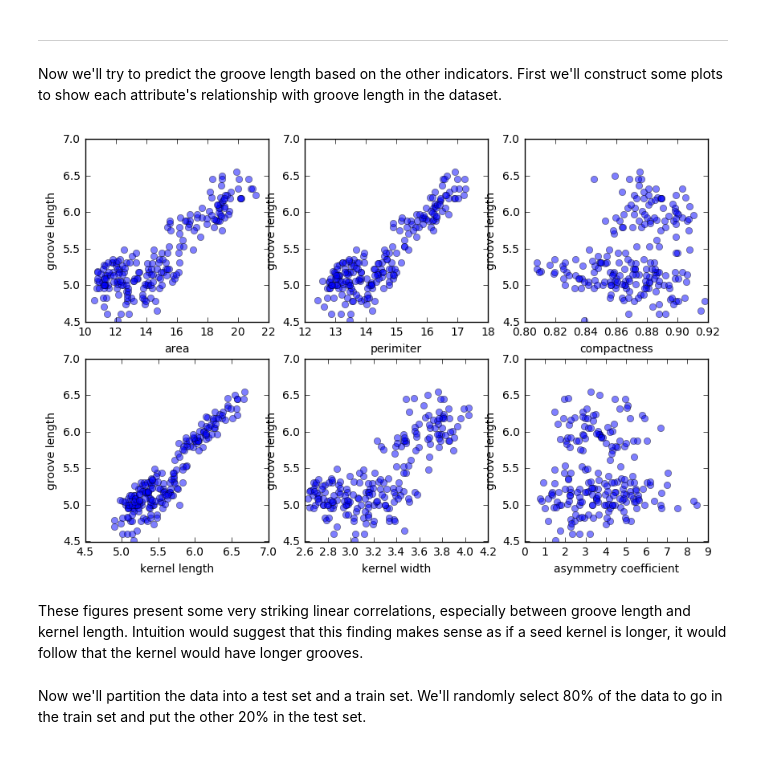
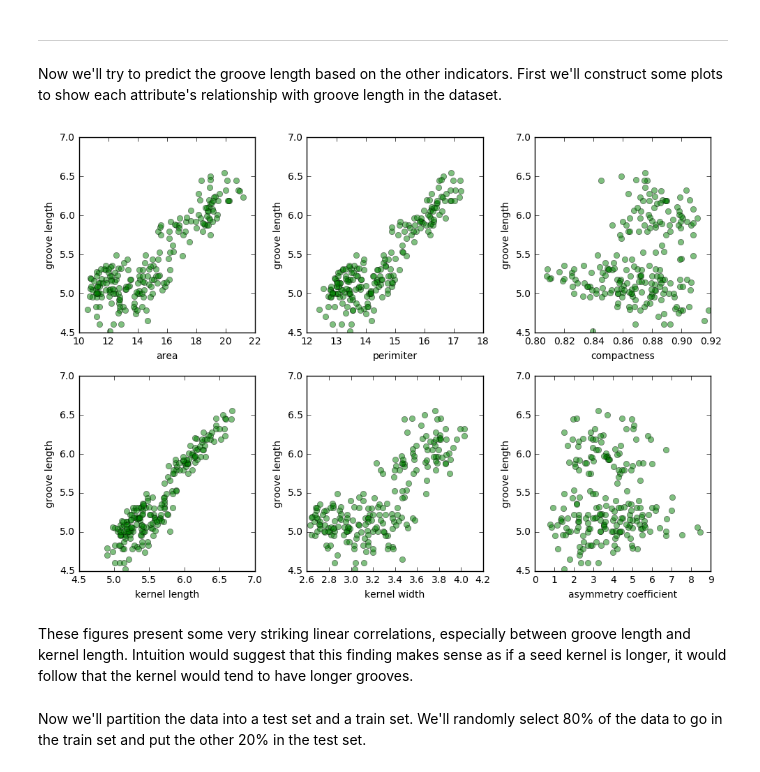
Before and after one commit to strobelo/cs480, a Jupyter notebook: a1/Strobel-A1.ipynb, the cells around one changed output. Cells and saved outputs as stored; diff of their text form; code cells hidden in the pictures.

```diff
--- a/a1/Strobel-A1.ipynb
+++ b/a1/Strobel-A1.ipynb
@@ -82,7 +90,7 @@ plt.figure(figsize=(10,10))
 nrow,ncol = data.shape
 for c in range(ncol):
     plt.subplot(4,4, c+1)
-    plt.plot(data[:,c],'.',alpha=0.7)
+    plt.plot(data[:,c],'.g',alpha=0.7)
     plt.ylabel(names[c])
     plt.xlabel('sample index')
 plt.tight_layout()
@@ -101,14 +109,15 @@ Tname = names[6]
 # %%
 plt.figure(figsize=(10,10))
 for c in range(X.shape[1]):
     plt.subplot(3,3, c+1)
-    plt.plot(X[:,c], T, 'o', alpha=0.5)
+    plt.plot(X[:,c], T, 'og', alpha=0.5)
     plt.ylabel(Tname)
     plt.xlabel(Xnames[c])
+plt.tight_layout()
 # %% [output]
-[figure, old version]
+[figure, new version]
 # %% [markdown]
-These figures present some very striking linear correlations, especially between groove length and kernel length. Intuition would suggest that this finding makes sense as if a seed kernel is longer, it would follow that the kernel would have longer grooves.
+These figures present some very striking linear correlations, especially between groove length and kernel length. Intuition would suggest that this finding makes sense as if a seed kernel is longer, it would follow that the kernel would tend to have longer grooves.
 # %% [markdown]
 Now we'll partition the data into a test set and a train set. We'll randomly select 80% of the data to go in the train set and put the other 20% in the test set.
 # %%
```
Also changed, not shown: parts of 22 cells of this notebook, 5 other files.
